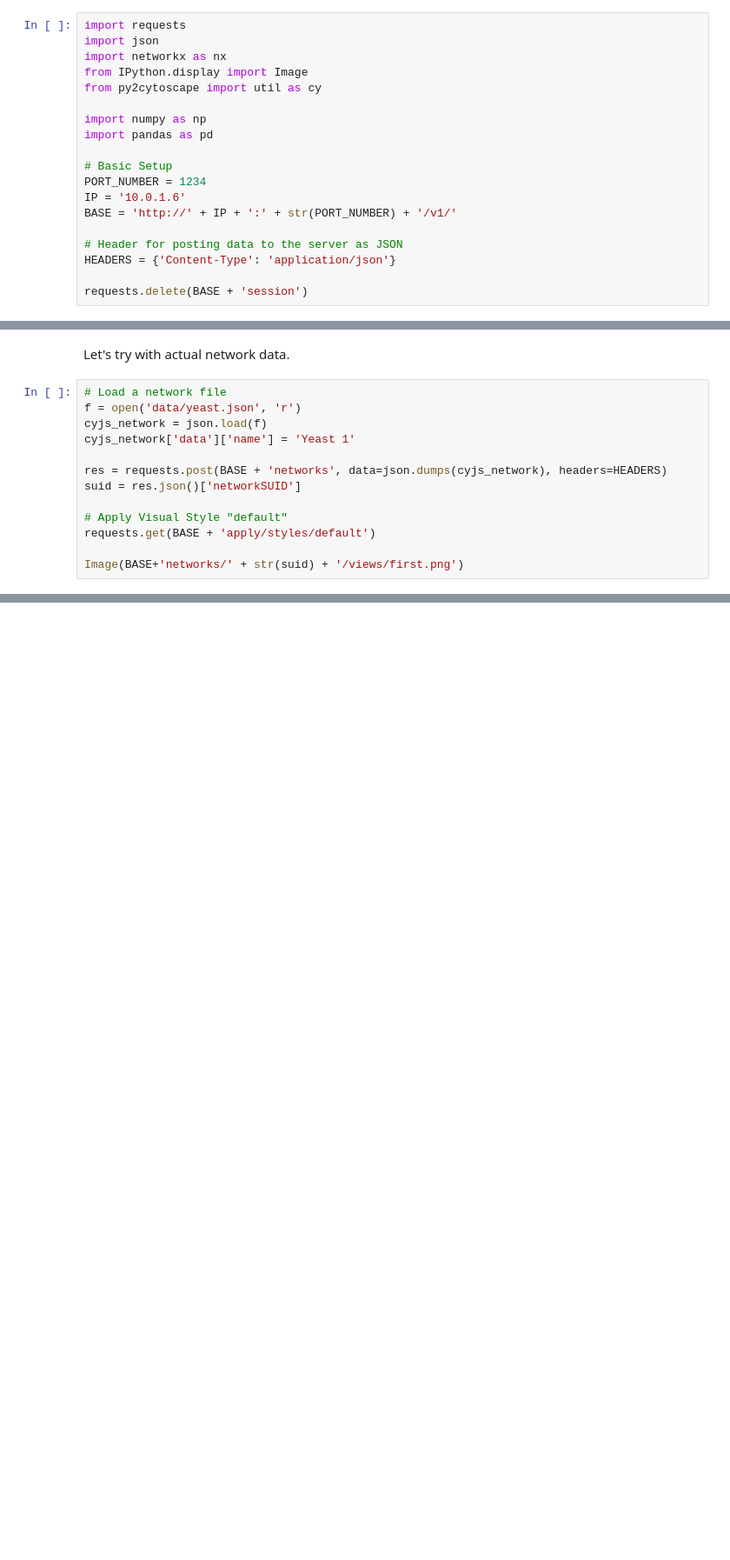
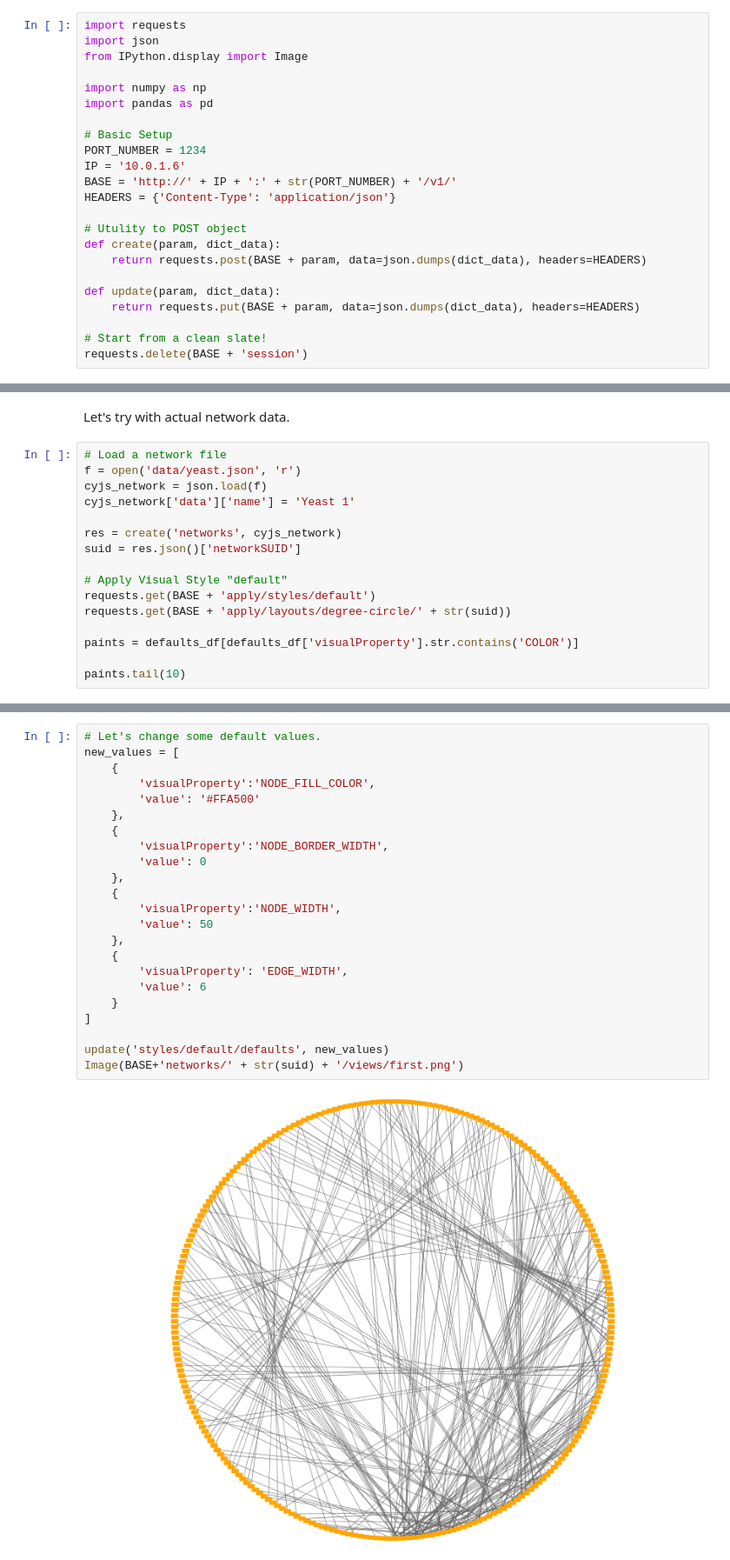
Before and after one commit to idekerlab/vizbi-2015, a Jupyter notebook: tutorials/Lesson_3_Visualization.ipynb, the cells around one changed output, grey strips where cells are left out. Shown at 87% size. Cells and saved outputs as stored; diff of their text form; blank space fills up the shorter version.

Commit message:
Visual Style examples updated.

```diff
--- a/tutorials/Lesson_3_Visualization.ipynb
+++ b/tutorials/Lesson_3_Visualization.ipynb
@@ -19,9 +19,7 @@ You can visualize network data set using easy-to-use Cytoscape GUI and you can s
 # %%
 import requests
 import json
-import networkx as nx
 from IPython.display import Image
-from py2cytoscape import util as cy
 
 import numpy as np
 import pandas as pd
@@ -30,10 +28,16 @@ import pandas as pd
 PORT_NUMBER = 1234
 IP = '10.0.1.6'
 BASE = 'http://' + IP + ':' + str(PORT_NUMBER) + '/v1/'
-
-# Header for posting data to the server as JSON
 HEADERS = {'Content-Type': 'application/json'}
 
+# Utulity to POST object
+def create(param, dict_data):
+    return requests.post(BASE + param, data=json.dumps(dict_data), headers=HEADERS)
+
+def update(param, dict_data):
+    return requests.put(BASE + param, data=json.dumps(dict_data), headers=HEADERS)
+
+# Start from a clean slate!
 requests.delete(BASE + 'session')
 # %% [output]
 <Response [200]>
@@ -114,11 +106,14 @@ f = open('data/yeast.json', 'r')
 cyjs_network = json.load(f)
 cyjs_network['data']['name'] = 'Yeast 1'
 
-res = requests.post(BASE + 'networks', data=json.dumps(cyjs_network), headers=HEADERS)
+res = create('networks', cyjs_network)
 suid = res.json()['networkSUID']
 
 # Apply Visual Style "default"
 requests.get(BASE + 'apply/styles/default')
+requests.get(BASE + 'apply/layouts/degree-circle/' + str(suid))
 
-Image(BASE+'networks/' + str(suid) + '/views/first.png')
+paints = defaults_df[defaults_df['visualProperty'].str.contains('COLOR')]
+
+paints.tail(10)
 # %% [output]
@@ -125,0 +128,25 @@ Image(BASE+'networks/' + str(suid) + '/views/first.png')
+# %%
+# Let's change some default values.
+new_values = [
+    {
+        'visualProperty':'NODE_FILL_COLOR',
+        'value': '#FFA500'
+    },
+    {
+        'visualProperty':'NODE_BORDER_WIDTH',
+        'value': 0
+    },
+    {
+        'visualProperty':'NODE_WIDTH',
+        'value': 50
+    },
+    {
+        'visualProperty': 'EDGE_WIDTH',
+        'value': 6
+    }
+]
+
+update('styles/default/defaults', new_values)
+Image(BASE+'networks/' + str(suid) + '/views/first.png')
+# %% [output]
+[figure, added]
```
Also changed, not shown: parts of 21 cells of this notebook.
